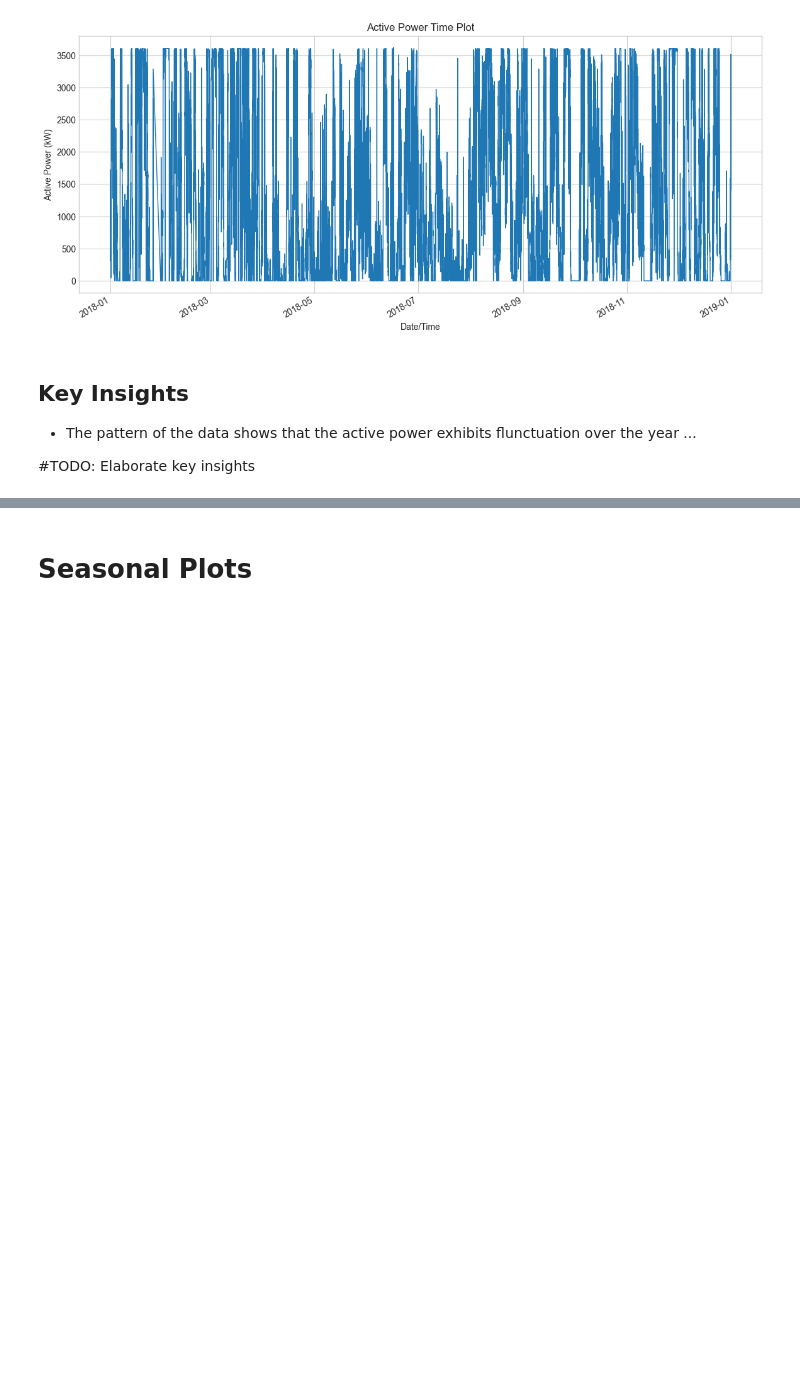
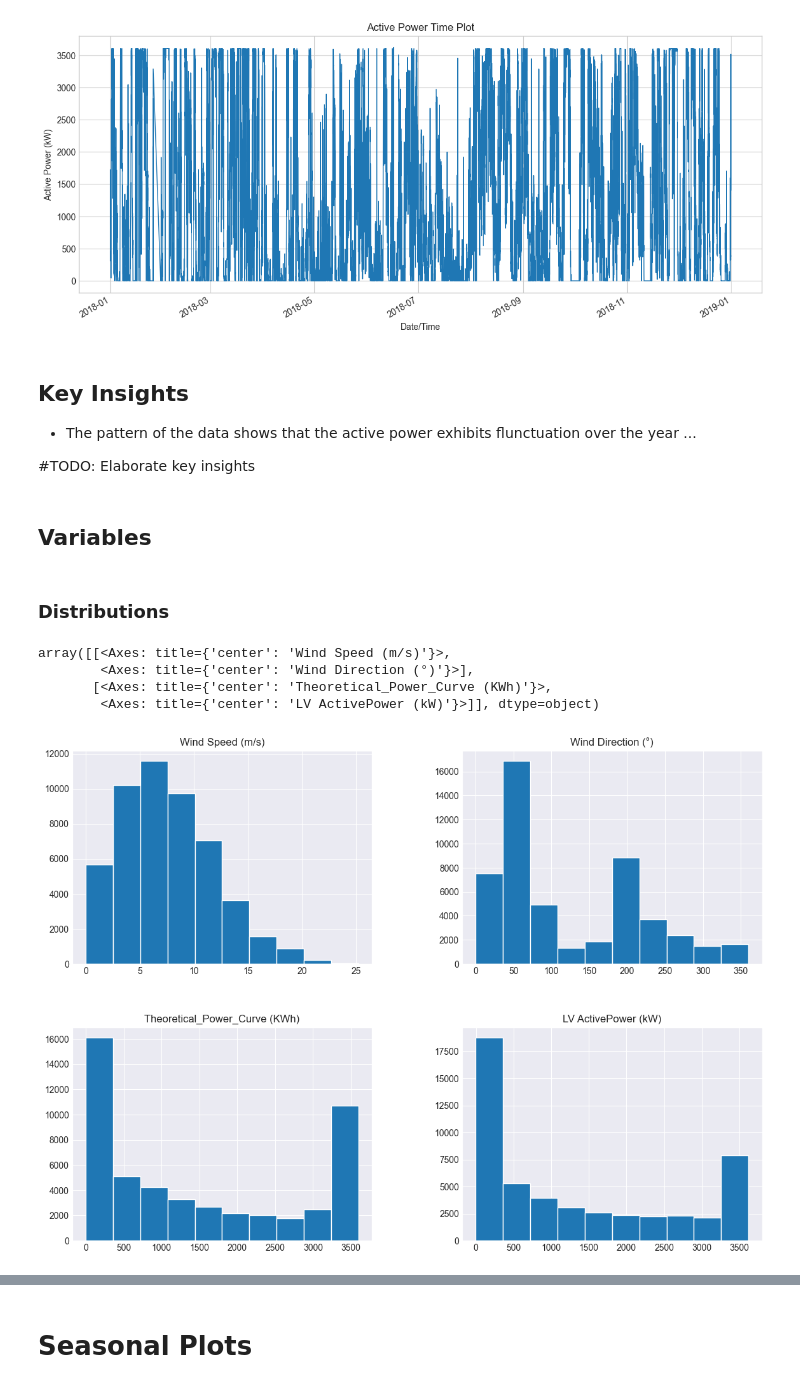
Before and after one commit to JotaN98/MScDataScience_AI, a Jupyter notebook: Final Project/final_project.ipynb, the cells around one changed output, grey strips where cells are left out. Drawn from its saved outputs; the diff is of its cells as text; code cells hidden in the pictures; blank space fills up the shorter version.

```diff
--- a/Final Project/final_project.ipynb
+++ b/Final Project/final_project.ipynb
@@ -29,6 +27,8 @@ if csv_files:
     csv_path = os.path.join(path, csv_files[0])
     df = pd.read_csv(csv_path)
     print(f"\nLoaded: {csv_files[0]}")
+else:
+    raise FileNotFoundError("No CSV file found in the dataset")
 # %% [output]
 Dataset downloaded to: C:\Users\User\.cache\kagglehub\datasets\berkerisen\wind-turbine-scada-dataset\versions\3
 Files in dataset: ['T1.csv']
@@ -83,3 +83,16 @@ plt.show()
 * The pattern of the data shows that the active power exhibits flunctuation over the year ...
 
 #TODO: Elaborate key insights
+# %% [markdown]
+## Variables
+# %% [markdown]
+### Distributions
+# %%
+df_num = df[['Wind Speed (m/s)', 'Wind Direction (°)', 'Theoretical_Power_Curve (KWh)', 'LV ActivePower (kW)']]
+df_num.hist(figsize = (14,10))
+# %% [output]
+array([[<Axes: title={'center': 'Wind Speed (m/s)'}>,
+        <Axes: title={'center': 'Wind Direction (°)'}>],
+       [<Axes: title={'center': 'Theoretical_Power_Curve (KWh)'}>,
+        <Axes: title={'center': 'LV ActivePower (kW)'}>]], dtype=object)
+[figure, added]
```
Also changed, not shown: parts of 8 cells of this notebook, 1 other file.
